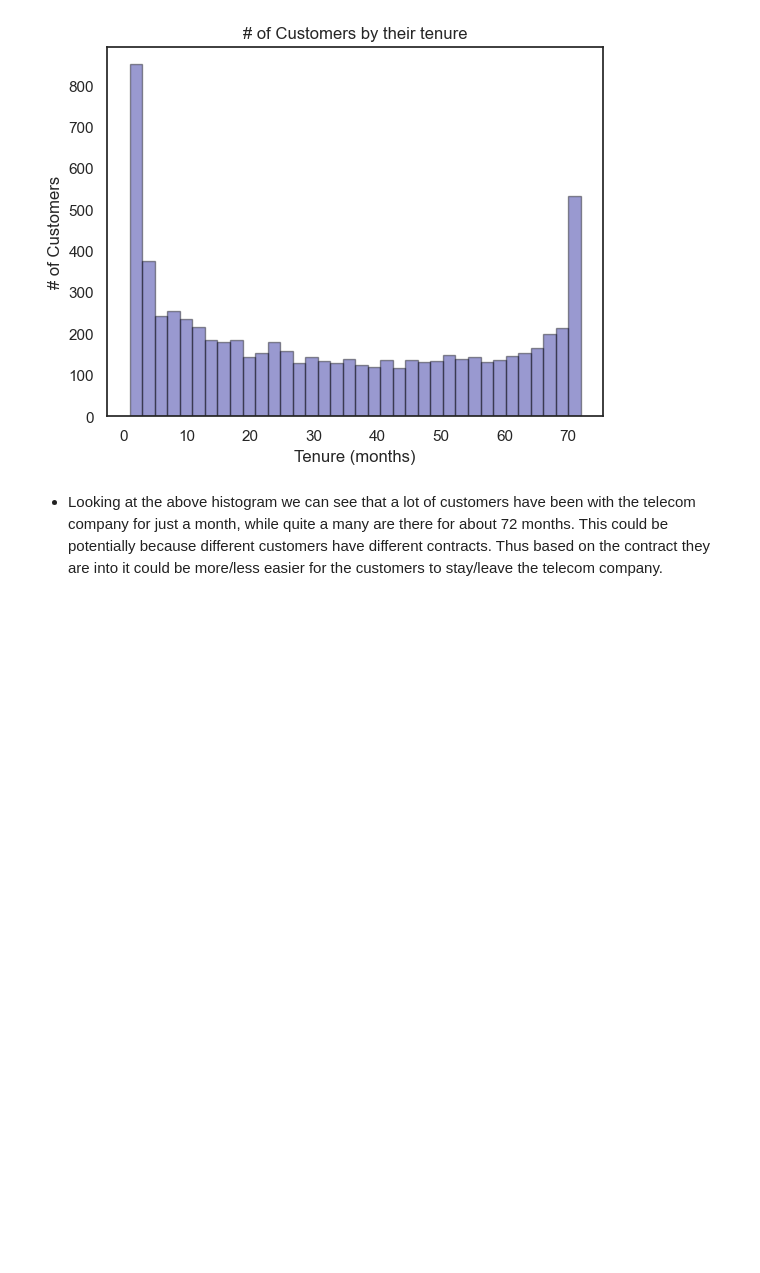
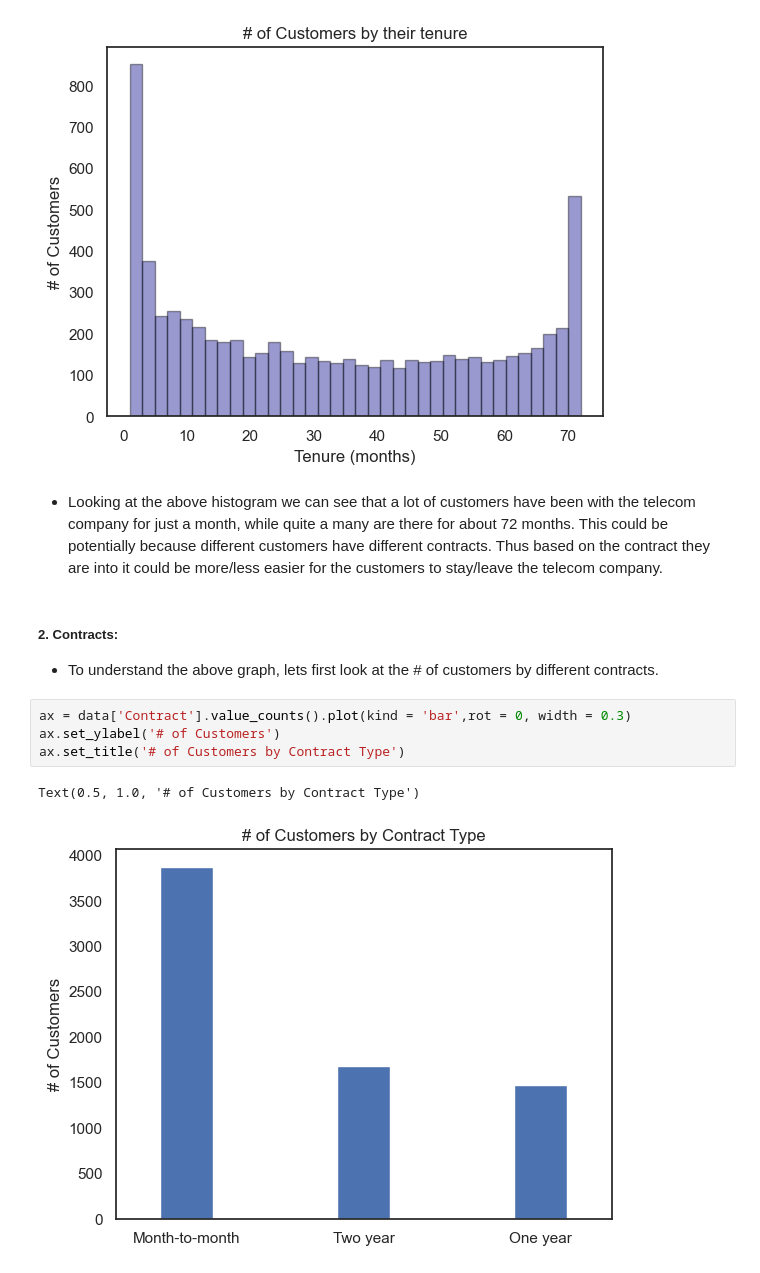
Before and after one commit to AmirMotefaker/Sales-Data-Analysis, a Jupyter notebook: Customer Churn Prediction/Customer Churn Prediction - Telecom/Customer Churn Prediction - Telecom.ipynb, the cells around one changed output. Drawn from its saved outputs; the diff is of its cells as text; blank space fills up the shorter version.

Commit message:
Update Customer Churn Prediction - Telecom

```diff
--- a/Customer Churn Prediction/Customer Churn Prediction - Telecom/Customer Churn Prediction - Telecom.ipynb
+++ b/Customer Churn Prediction/Customer Churn Prediction - Telecom/Customer Churn Prediction - Telecom.ipynb
@@ -265,3 +265,13 @@ Text(0.5, 1.0, '# of Customers by their tenure')
 [figure]
 # %% [markdown]
 - Looking at the above histogram we can see that a lot of customers have been with the telecom company for just a month, while quite a many are there for about 72 months. This could be potentially because different customers have different contracts. Thus based on the contract they are into it could be more/less easier for the customers to stay/leave the telecom company.
+# %% [markdown]
+##### 2. Contracts:
+- To understand the above graph, lets first look at the # of customers by different contracts.
+# %%
+ax = data['Contract'].value_counts().plot(kind = 'bar',rot = 0, width = 0.3)
+ax.set_ylabel('# of Customers')
+ax.set_title('# of Customers by Contract Type')
+# %% [output]
+Text(0.5, 1.0, '# of Customers by Contract Type')
+[figure, added]
```
Also changed, not shown: parts of 4 cells of this notebook.
